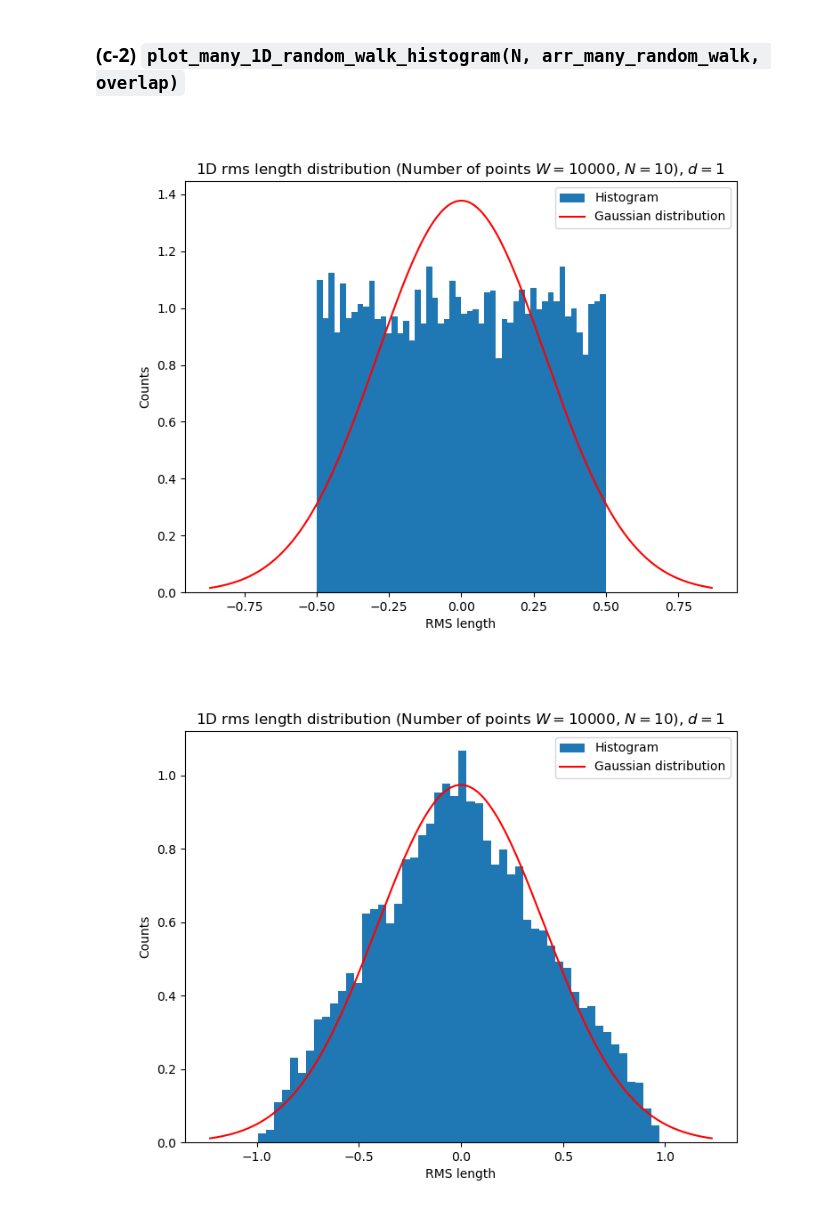
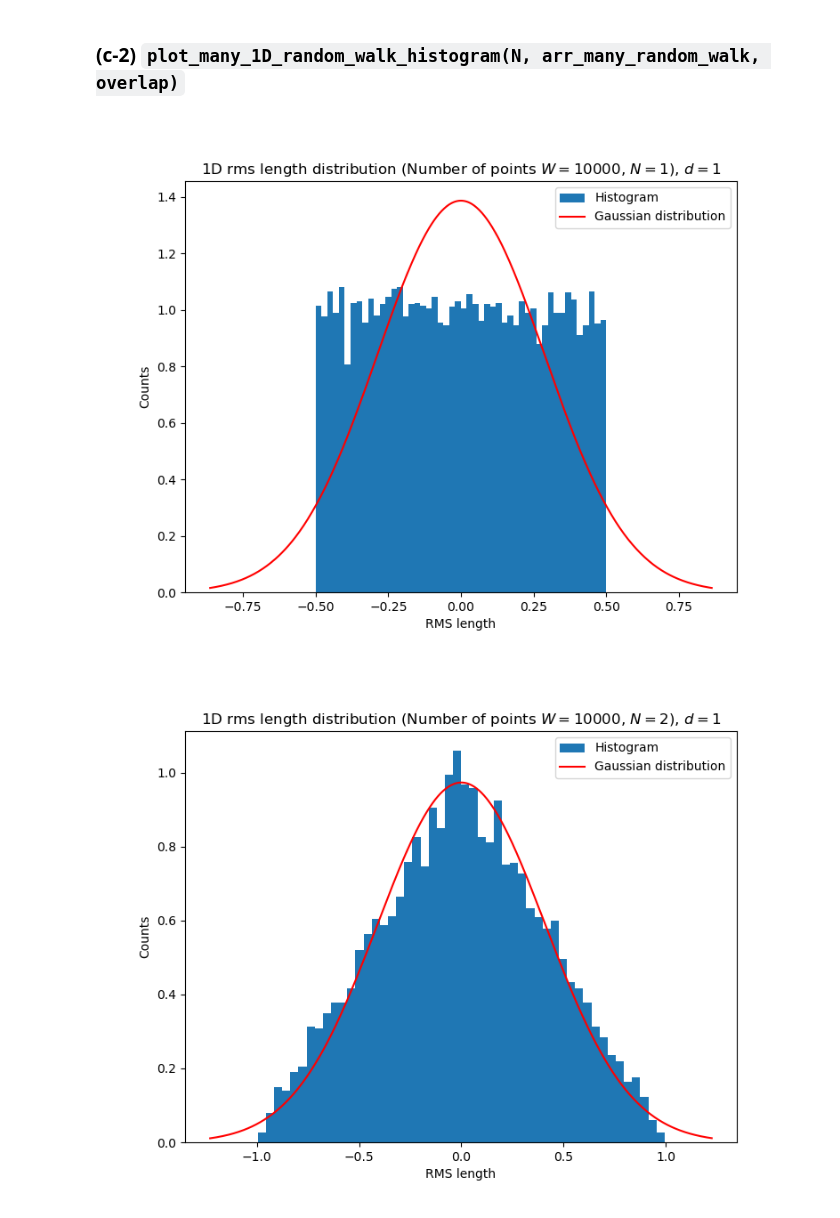
Before and after one commit to jjungeuns/Public, a Jupyter notebook: PH312/HW2/HW2_(2.5)_N-D_random_walk.ipynb, the cells around one changed output. Saved outputs shown, nothing was run; the diff lists cells and outputs as text; code cells hidden in the pictures.

```diff
--- a/PH312/HW2/HW2_(2.5)_N-D_random_walk.ipynb
+++ b/PH312/HW2/HW2_(2.5)_N-D_random_walk.ipynb
@@ -254,7 +253,7 @@ def get_rms_many_1d_random_walk(N, dim, num_point) :
 # %% [markdown]
 ### (c-2) `plot_many_1D_random_walk_histogram(N, arr_many_random_walk, overlap)`
 # %%
-def plot_1D_rms_histogram(distribution) :
+def plot_1D_rms_histogram(distribution, N, num_point) :
     plt.figure(figsize=(8,6))
 
     plt.hist(distribution, bins=50, density=True, label='Histogram')            # Normalized histogram
@@ -264,19 +263,25 @@ def plot_1D_rms_histogram(distribution) :
     Gaussian = np.exp(- x**2 / (2 * stdev**2)) / (np.sqrt(2 * np.pi) * stdev)   # Gaussian distribution
     plt.plot(x, Gaussian, 'r', label='Gaussian distribution')
 
-    plt.title(r'1D rms length distribution (Number of points $W=10000$, $N={}$), $d=1$'.format(N))
+    plt.title(r'1D rms length distribution (Number of points $W={}$, $N={}$), $d=1$'.format(num_point, N))
     plt.legend()
     plt.xlabel(r'RMS length')
     plt.ylabel("Counts")
     plt.plot()
 # %%
-distribution = many_random_walk(N=1, dim=1, num_point=10000)
-plot_1D_rms_histogram(distribution)
+num_point = 10000
+N = 1
+dim = 1
+distribution = many_random_walk(N, dim, num_point)
+plot_1D_rms_histogram(distribution, N, num_point)
 # %% [output]
-[figure, old version]
+[figure, new version]
 # %%
-distribution = many_random_walk(N=2, dim=1, num_point=10000)
-plot_1D_rms_histogram(distribution)
+num_point = 10000
+N = 2
+dim = 1
+distribution = many_random_walk(N, dim, num_point)
+plot_1D_rms_histogram(distribution, N, num_point)
 # %% [output]
-[figure, old version]
+[figure, new version]
 # %%
```
Also changed, not shown: parts of 9 cells of this notebook, 11 other files.
